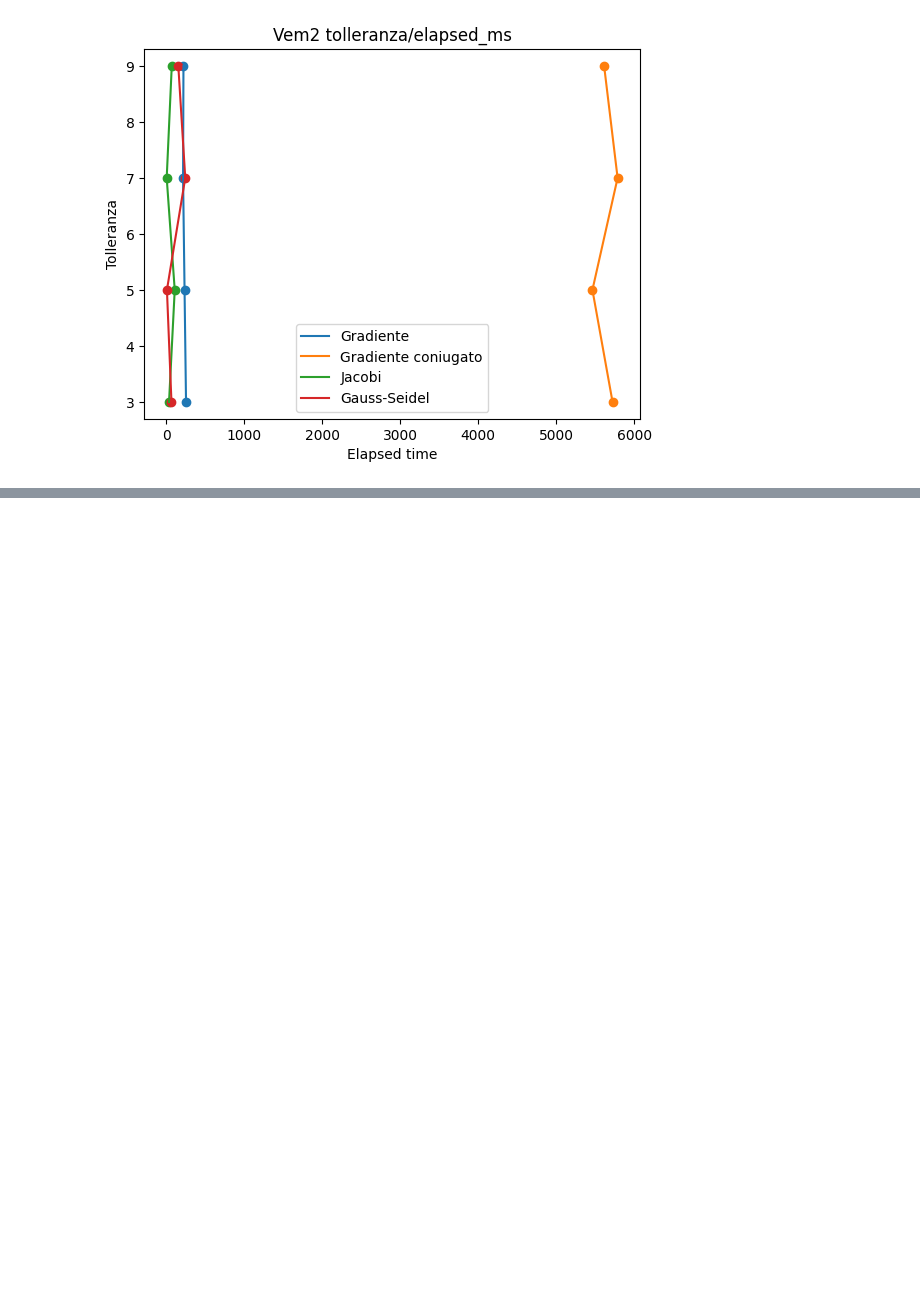
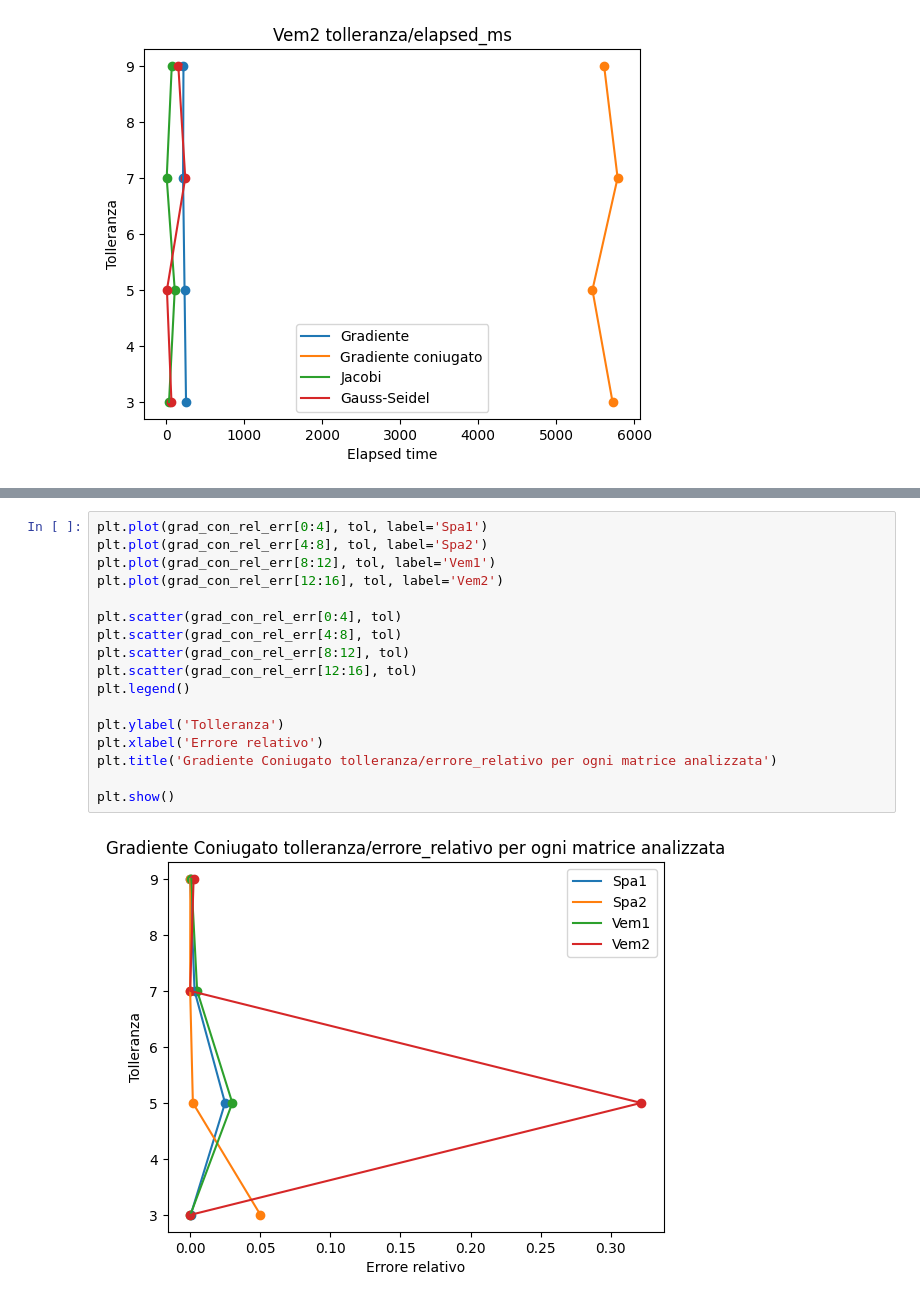
Before and after one commit to gabrielecanesi/iterative-solver, a Jupyter notebook: scripts/Graphs.ipynb, the cells around one changed output, grey strips where cells are left out. Saved outputs shown, nothing was run; the diff lists cells and outputs as text; blank space fills up the shorter version.

```diff
--- a/scripts/Graphs.ipynb
+++ b/scripts/Graphs.ipynb
@@ -180,0 +200,19 @@ plt.show()
+# %%
+plt.plot(grad_con_rel_err[0:4], tol, label='Spa1')
+plt.plot(grad_con_rel_err[4:8], tol, label='Spa2')
+plt.plot(grad_con_rel_err[8:12], tol, label='Vem1')
+plt.plot(grad_con_rel_err[12:16], tol, label='Vem2')
+
+plt.scatter(grad_con_rel_err[0:4], tol)
+plt.scatter(grad_con_rel_err[4:8], tol)
+plt.scatter(grad_con_rel_err[8:12], tol)
+plt.scatter(grad_con_rel_err[12:16], tol)
+plt.legend()
+
+plt.ylabel('Tolleranza')
+plt.xlabel('Errore relativo')
+plt.title('Gradiente Coniugato tolleranza/errore_relativo per ogni matrice analizzata')
+
+plt.show()
+# %% [output]
+[figure, added]
```
Also changed, not shown: parts of 3 cells of this notebook.
